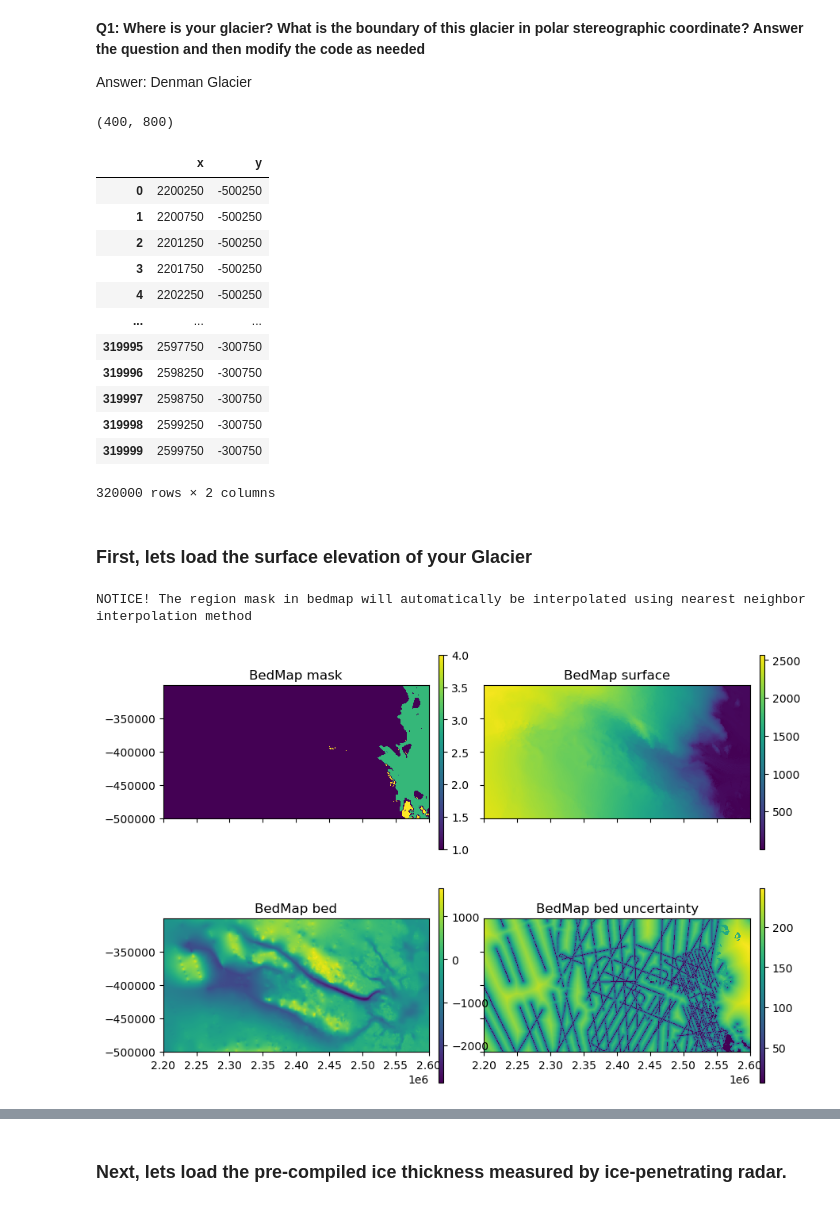
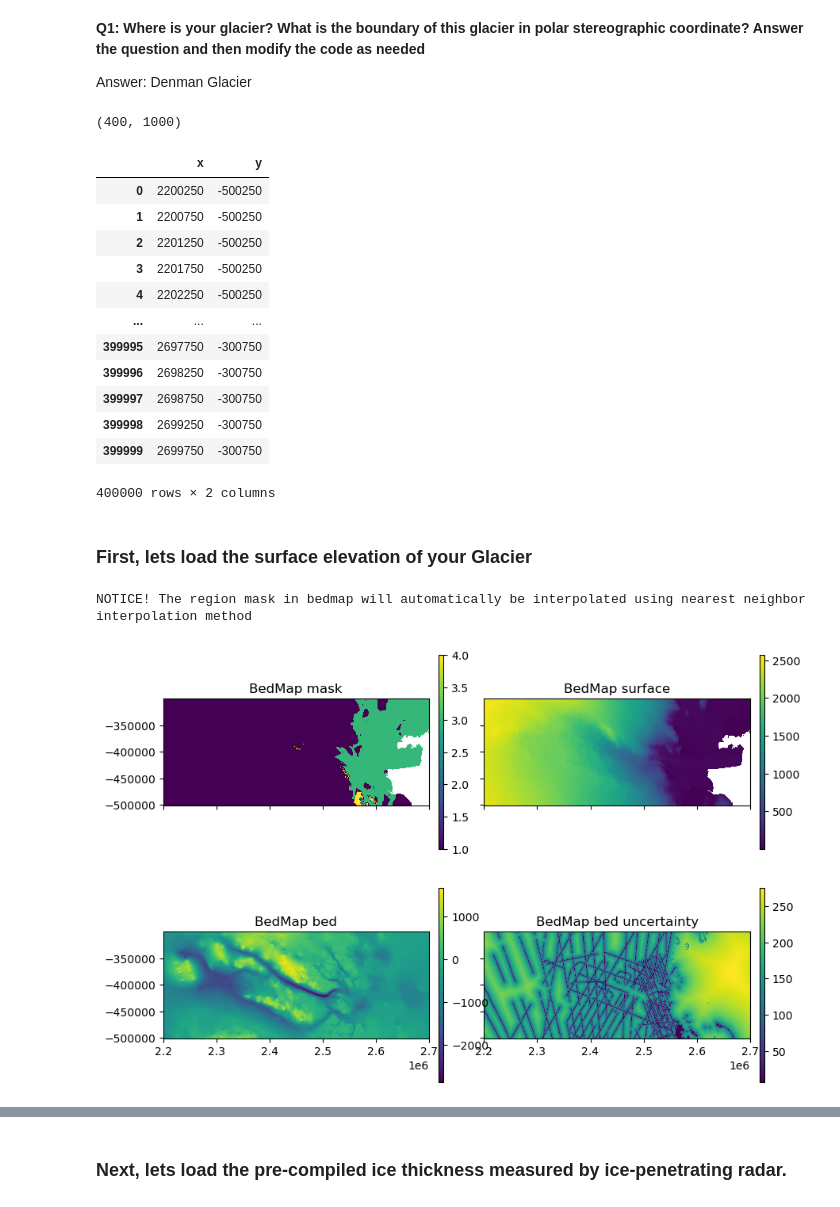
Before and after one commit to NiyaShao/geostatisticalMCMC, a Jupyter notebook: T1_LoadData.ipynb, the cells around one changed output, grey strips where cells are left out. Saved outputs shown, nothing was run; the diff lists cells and outputs as text; code cells hidden in the pictures.

```diff
--- a/T1_LoadData.ipynb
+++ b/T1_LoadData.ipynb
@@ -44,7 +44,7 @@ Answer: Denman Glacier
 # make sure the coordinate ends with 250 or 750 to match up with pre-compiled radar data
 
 xmin = 2200250
-xmax = 2600250
+xmax = 2700250
 ymin = -500250
 ymax = -300250
 # %%
@@ -58,7 +58,7 @@ xx, yy = np.meshgrid(np.arange(xmin, xmax, resolution),
 # This is the shape of your study region
 xx.shape
 # %% [output]
-(400, 800)
+(400, 1000)
 # %%
 data = {'x': xx.flatten(),
         'y': yy.flatten()}
@@ -72,21 +72,21 @@ df
 | 3 | 2201750 | -500250 |
 | 4 | 2202250 | -500250 |
 | ... | ... | ... |
-| 319995 | 2597750 | -300750 |
-| 319996 | 2598250 | -300750 |
-| 319997 | 2598750 | -300750 |
-| 319998 | 2599250 | -300750 |
-| 319999 | 2599750 | -300750 |
+| 399995 | 2697750 | -300750 |
+| 399996 | 2698250 | -300750 |
+| 399997 | 2698750 | -300750 |
+| 399998 | 2699250 | -300750 |
+| 399999 | 2699750 | -300750 |
-320000 rows × 2 columns
+400000 rows × 2 columns
 # %% [markdown]
 ### First, lets load the surface elevation of your Glacier
 # %%
-bedmap_mask, bedmap_surf, bedmap_bed, bedmap_bed_uncertainty, fig = Topography.load_bedmap('../loadRadar/DEMOGORGN data/bedmap3.nc',
+bedmap_mask, bedmap_surf, bedmap_bed, bedmap_bed_uncertainty, fig = Topography.load_bedmap('../DEMOGORGN data/bedmap3.nc',
                                                                                 xx, yy, resolution)
 fig
 # %% [output]
 NOTICE! The region mask in bedmap will automatically be interpolated using nearest neighbor interpolation method
-[figure, old version]
+[figure, new version]
 # %%
 df['surf'] = bedmap_surf.flatten()
 # %%
```
Also changed, not shown: parts of 15 cells of this notebook, 5 other files.
